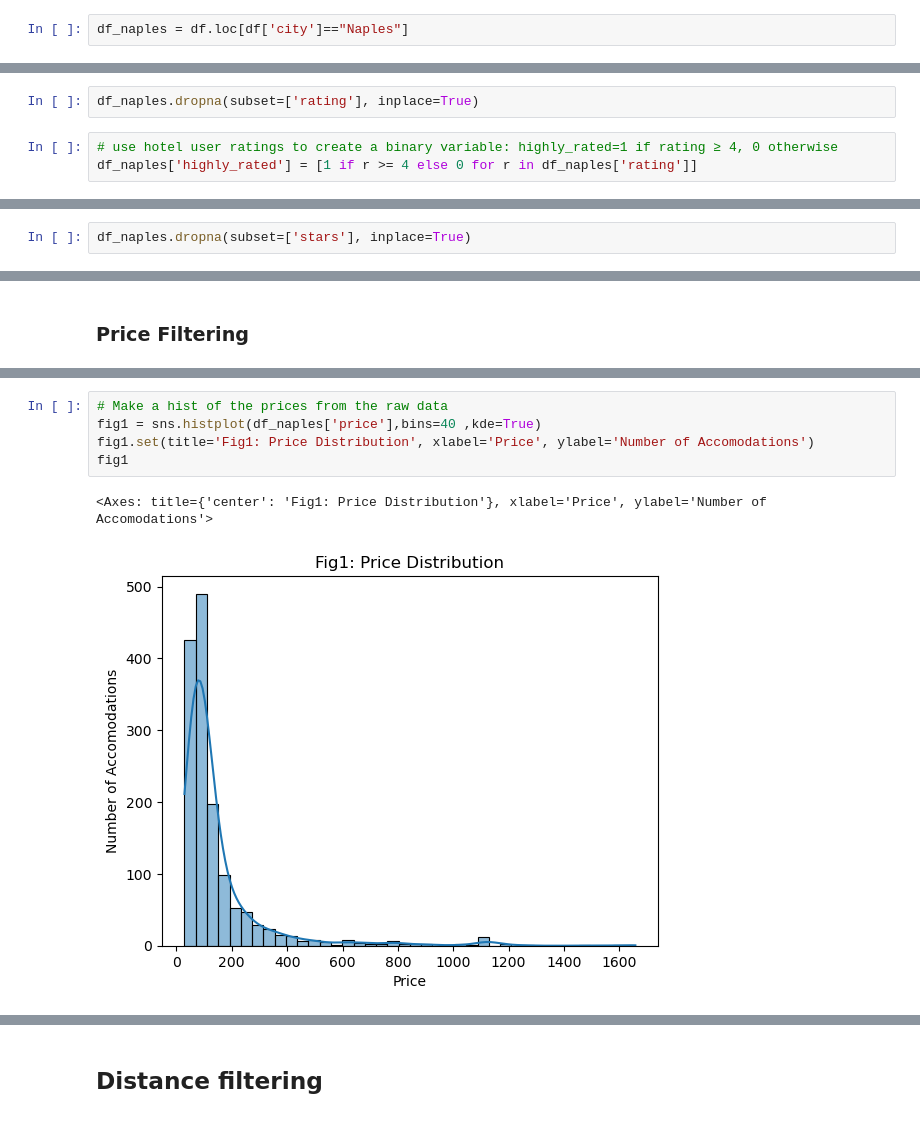
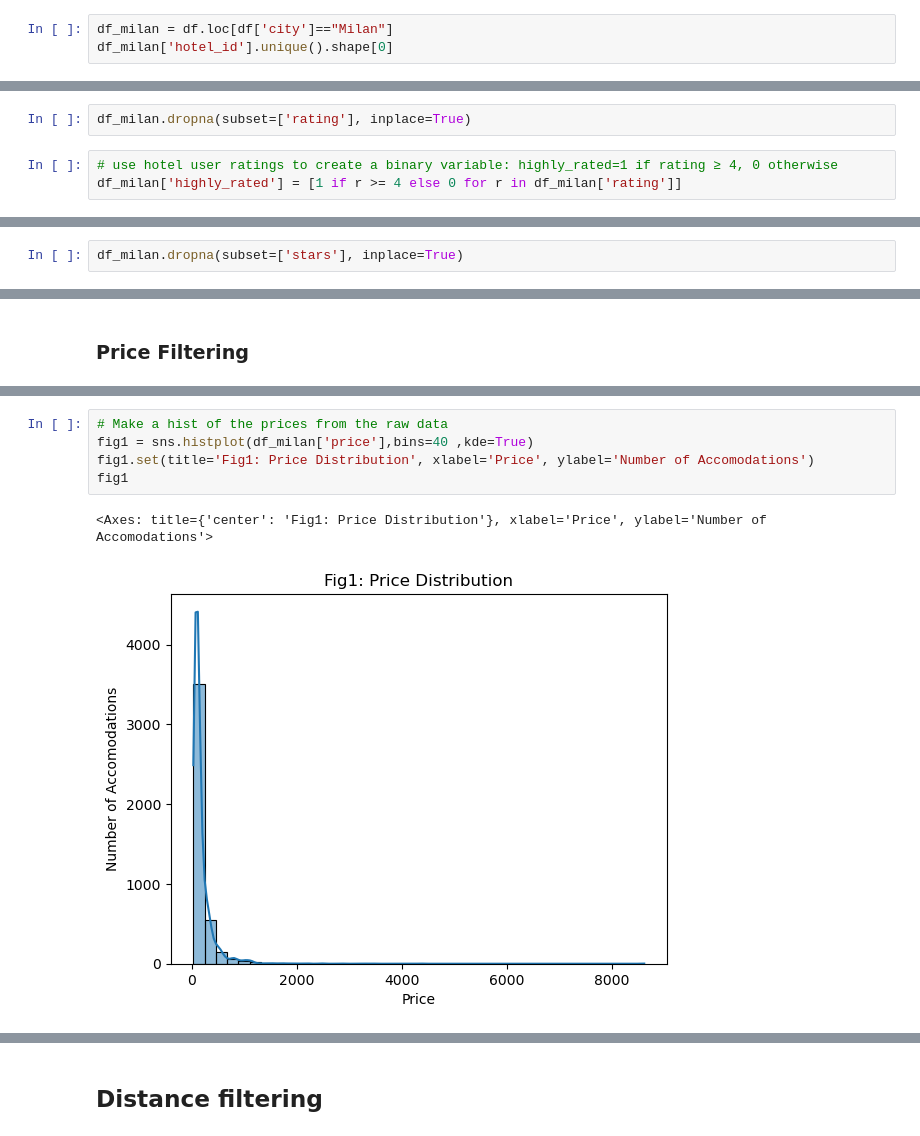
Before and after one commit to mateschieszler/DA2_2023, a Jupyter notebook: work-files/assignment2/Assignment-2_code_work.ipynb, the cells around one changed output, grey strips where cells are left out. Cells and saved outputs as stored; diff of their text form.

```diff
--- a/work-files/assignment2/Assignment-2_code_work.ipynb
+++ b/work-files/assignment2/Assignment-2_code_work.ipynb
@@ -45,2 +59,3 @@ df = prices.merge(features, on ="hotel_id")
 # %%
-df_naples = df.loc[df['city']=="Naples"]
+df_milan = df.loc[df['city']=="Milan"]
+df_milan['hotel_id'].unique().shape[0]
@@ -105,6 +122,6 @@ We have 3284 non-empty cells.
 # %%
-df_naples.dropna(subset=['rating'], inplace=True)
+df_milan.dropna(subset=['rating'], inplace=True)
 # %%
 # use hotel user ratings to create a binary variable: highly_rated=1 if rating ≥ 4, 0 otherwise
-df_naples['highly_rated'] = [1 if r >= 4 else 0 for r in df_naples['rating']]
+df_milan['highly_rated'] = [1 if r >= 4 else 0 for r in df_milan['rating']]
 # %%
@@ -128,2 +145,2 @@ Number of null values in the 'stars' column: 1820
 # %%
-df_naples.dropna(subset=['stars'], inplace=True)
+df_milan.dropna(subset=['stars'], inplace=True)
@@ -145,11 +166,11 @@ df_naples['price'].isnull().sum()
 0
 # %%
 # Make a hist of the prices from the raw data
-fig1 = sns.histplot(df_naples['price'],bins=40 ,kde=True)
+fig1 = sns.histplot(df_milan['price'],bins=40 ,kde=True)
 fig1.set(title='Fig1: Price Distribution', xlabel='Price', ylabel='Number of Accomodations')
 fig1
 # %% [output]
 <Axes: title={'center': 'Fig1: Price Distribution'}, xlabel='Price', ylabel='Number of Accomodations'>
-[figure, old version]
+[figure, new version]
 # %%
 # Get an idea about outliers
```
Also changed, not shown: parts of 48 cells of this notebook.
